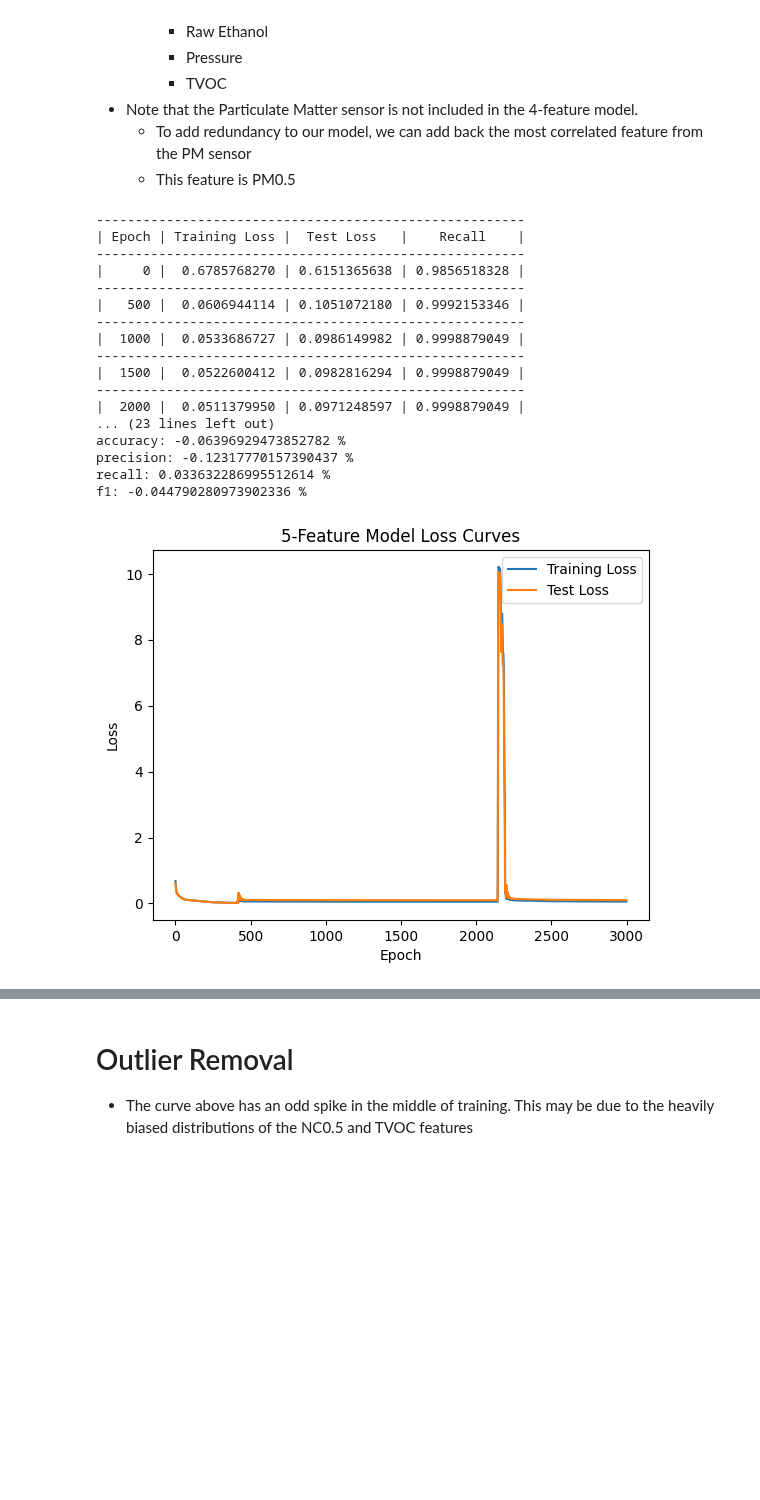
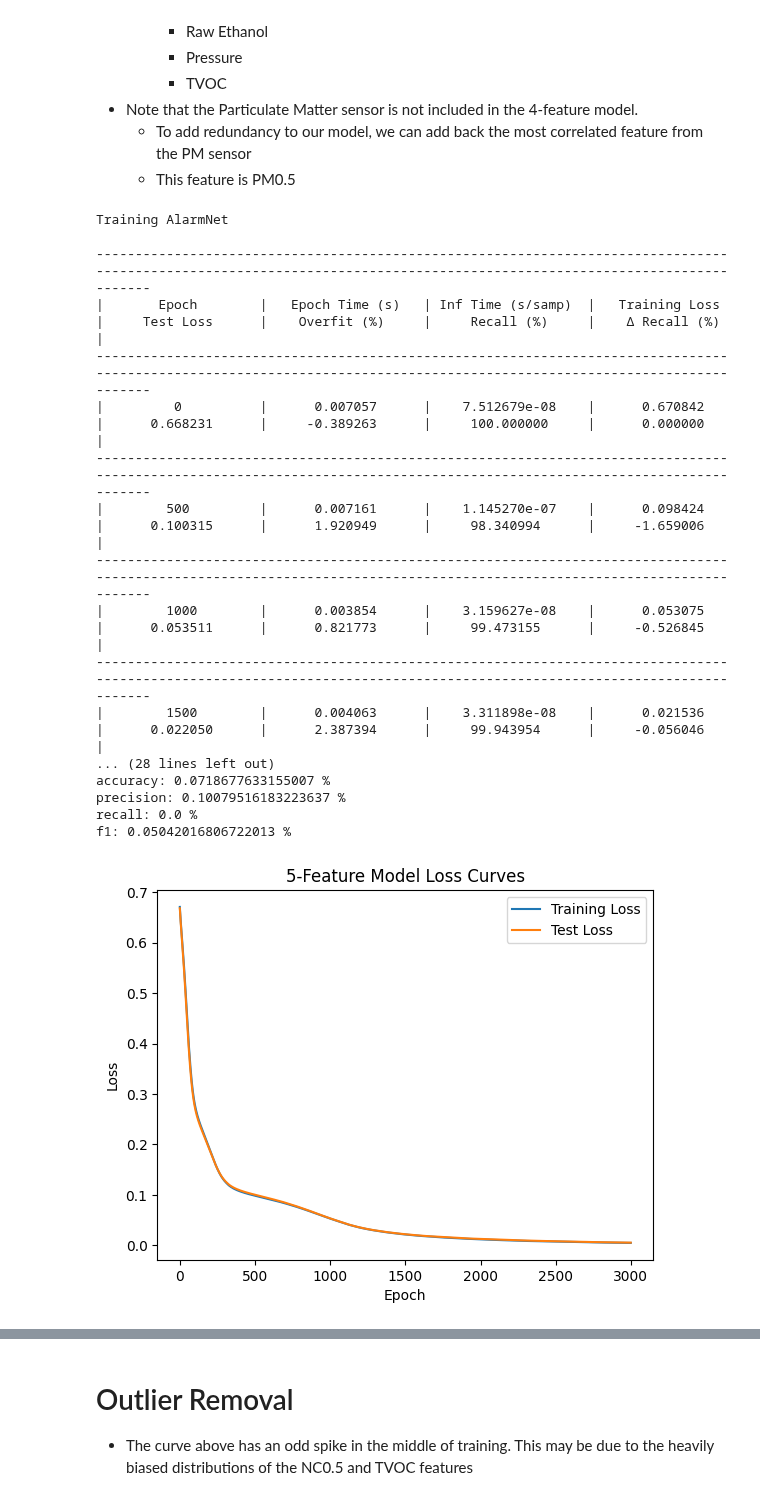
Before and after one commit to jaskinkabir/Intro_ML_Project, a Jupyter notebook: Proj.ipynb, the cells around one changed output, grey strips where cells are left out. Saved outputs shown, nothing was run; the diff lists cells and outputs as text; code cells hidden in the pictures; blank space fills up the shorter version.

```diff
--- a/Proj.ipynb
+++ b/Proj.ipynb
@@ -138,13 +138,16 @@ X_test_dropped_device = torch.tensor(X_test_dropped).float().to(device)
 Y_train_dropped_device = torch.tensor(Y_train_dropped).float().view(-1, 1).to(device)
 Y_test_dropped_device = torch.tensor(Y_test_dropped).float().view(-1, 1).to(device)
 
-dropped_model.train(
-    epochs=4000,
+dropped_model.train_model(
+    epochs=3000,
     X_train=X_train_dropped_device,
     X_test=X_test_dropped_device,
     Y_train=Y_train_dropped_device,
     Y_test=Y_test_dropped_device,
-    alpha=1e-3,
+    optimizer = torch.optim.Adam,
+    optimizer_kwargs={'lr': 1e-3},
+    scheduler_kwargs={'factor': 0.5, 'patience': 4000, 'threshold': 1e-3},
+    header_epoch = 7000,
     print_epoch = 500
 )
 dropped_model.print_results()
@@ -202,46 +205,57 @@ X_test_5f_scaled = scaler.transform(X_test_5f)
 # %%
 
 dropped_model_5 = AlarmNet(
     num_features=X_train_5f_scaled.shape[1],  # Update to match the new input dimensions
     activation = nn.ReLU,
     hidden_layers=[64, 32]
 
 ).to(device)
 epochs = 3000
 alpha = 1e-2
 
 X_train_5f_device = torch.tensor(X_train_5f_scaled).float().to(device)
 X_test_5f_device = torch.tensor(X_test_5f_scaled).float().to(device)
 Y_train_5f_device = torch.tensor(Y_train_raw).float().view(-1, 1).to(device)
 Y_test_5f_device = torch.tensor(Y_test_raw).float().view(-1, 1).to(device)
 
-dropped_model_5.train(epochs, X_train_5f_device, X_test_5f_device, Y_train_5f_device, Y_test_5f_device, alpha)
+dropped_model_5.train_model(
+    epochs=3000,
+    X_train=X_train_5f_device,
+    X_test=X_test_5f_device,
+    Y_train=Y_train_5f_device,
+    Y_test=Y_test_5f_device,
+    optimizer = torch.optim.Adam,
+    optimizer_kwargs={'lr': 1e-3},
+    scheduler_kwargs={'factor': 0.5, 'patience': 4000, 'threshold': 1e-3},
+    header_epoch = 7000,
+    print_epoch = 500
+)
 
 dropped_model_5_results = dropped_model_5.get_results()
 dropped_model_5.print_results()
 
 AlarmNet.compare_results(dropped_model_5_results, dropped_model.get_results())
 
 dropped_model_5.plot_training("5-Feature Model Loss Curves")
 # %% [output]
--------------------------------------------------------
-| Epoch | Training Loss |  Test Loss   |    Recall    |
--------------------------------------------------------
-|     0 |  0.6785768270 | 0.6151365638 | 0.9856518328 |
--------------------------------------------------------
-|   500 |  0.0606944114 | 0.1051072180 | 0.9992153346 |
--------------------------------------------------------
-|  1000 |  0.0533686727 | 0.0986149982 | 0.9998879049 |
--------------------------------------------------------
-|  1500 |  0.0522600412 | 0.0982816294 | 0.9998879049 |
--------------------------------------------------------
-|  2000 |  0.0511379950 | 0.0971248597 | 0.9998879049 |
-... (23 lines left out)
-accuracy: -0.06396929473852782 %
-precision: -0.12317770157390437 %
-recall: 0.033632286995512614 %
-f1: -0.044790280973902336 %
+Training AlarmNet
+
+-------------------------------------------------------------------------------------------------------------------------------------------------------------------------
+|       Epoch        |   Epoch Time (s)   | Inf Time (s/samp)  |   Training Loss    |     Test Loss      |    Overfit (%)     |     Recall (%)     |    Δ Recall (%)    |
+-------------------------------------------------------------------------------------------------------------------------------------------------------------------------
+|         0          |      0.007057      |    7.512679e-08    |      0.670842      |      0.668231      |     -0.389263      |     100.000000     |      0.000000      |
+-------------------------------------------------------------------------------------------------------------------------------------------------------------------------
+|        500         |      0.007161      |    1.145270e-07    |      0.098424      |      0.100315      |      1.920949      |     98.340994      |     -1.659006      |
+-------------------------------------------------------------------------------------------------------------------------------------------------------------------------
+|        1000        |      0.003854      |    3.159627e-08    |      0.053075      |      0.053511      |      0.821773      |     99.473155      |     -0.526845      |
+-------------------------------------------------------------------------------------------------------------------------------------------------------------------------
+|        1500        |      0.004063      |    3.311898e-08    |      0.021536      |      0.022050      |      2.387394      |     99.943954      |     -0.056046      |
+... (28 lines left out)
+accuracy: 0.0718677633155007 %
+precision: 0.10079516183223637 %
+recall: 0.0 %
+f1: 0.05042016806722013 %
-[figure, old version]
+[figure, new version]
 # %%
 dropped_model_5.plot_confusion_matrix("5-Feature Model Confusion Matrix")
 # %% [output]
```
Also changed, not shown: parts of 12 cells of this notebook, 2 other files.
